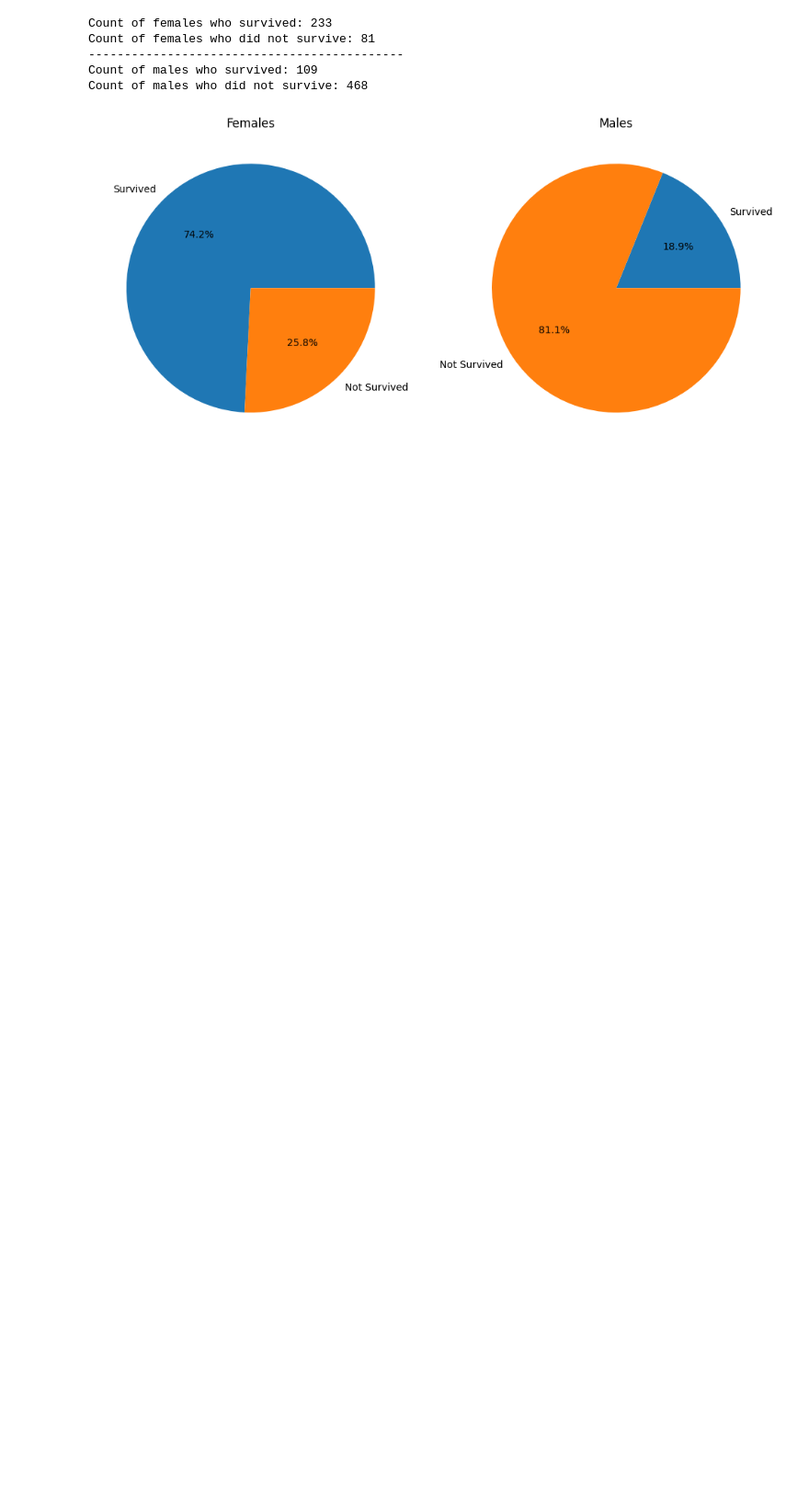
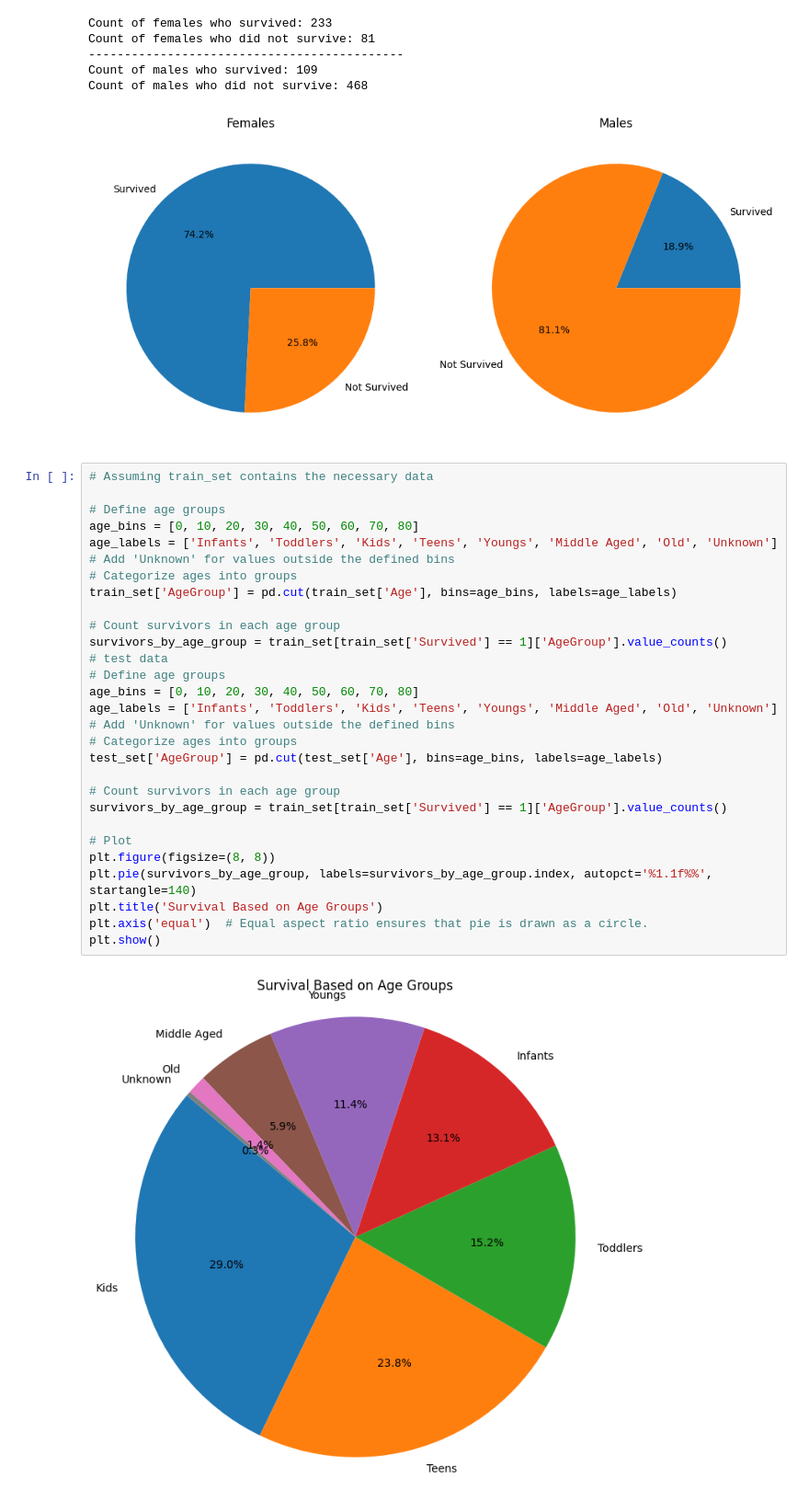
Before and after one commit to Rishabh-Devadiga/Data-Science-Lab, a Jupyter notebook: exploratory-data-analysis/TitanicSurvival.ipynb, the cells around one changed output. Shown at 92% size. Cells and saved outputs as stored; diff of their text form; blank space fills up the shorter version.

Commit message:
Kaggle Notebook | titanic_survival_prediction | Version 3

```diff
--- a/exploratory-data-analysis/TitanicSurvival.ipynb
+++ b/exploratory-data-analysis/TitanicSurvival.ipynb
@@ -176,3 +176,32 @@ Count of females who did not survive: 81
 Count of males who survived: 109
 Count of males who did not survive: 468
 [figure]
+# %%
+# Assuming train_set contains the necessary data
+
+# Define age groups
+age_bins = [0, 10, 20, 30, 40, 50, 60, 70, 80]
+age_labels = ['Infants', 'Toddlers', 'Kids', 'Teens', 'Youngs', 'Middle Aged', 'Old', 'Unknown']  # Add 'Unknown' for values outside the defined bins
+# Categorize ages into groups
+train_set['AgeGroup'] = pd.cut(train_set['Age'], bins=age_bins, labels=age_labels)
+
+# Count survivors in each age group
+survivors_by_age_group = train_set[train_set['Survived'] == 1]['AgeGroup'].value_counts()
+# test data
+# Define age groups
+age_bins = [0, 10, 20, 30, 40, 50, 60, 70, 80]
+age_labels = ['Infants', 'Toddlers', 'Kids', 'Teens', 'Youngs', 'Middle Aged', 'Old', 'Unknown']  # Add 'Unknown' for values outside the defined bins
+# Categorize ages into groups
+test_set['AgeGroup'] = pd.cut(test_set['Age'], bins=age_bins, labels=age_labels)
+
+# Count survivors in each age group
+survivors_by_age_group = train_set[train_set['Survived'] == 1]['AgeGroup'].value_counts()
+
+# Plot
+plt.figure(figsize=(8, 8))
+plt.pie(survivors_by_age_group, labels=survivors_by_age_group.index, autopct='%1.1f%%', startangle=140)
+plt.title('Survival Based on Age Groups')
+plt.axis('equal')  # Equal aspect ratio ensures that pie is drawn as a circle.
+plt.show()
+# %% [output]
+[figure, added]
```
